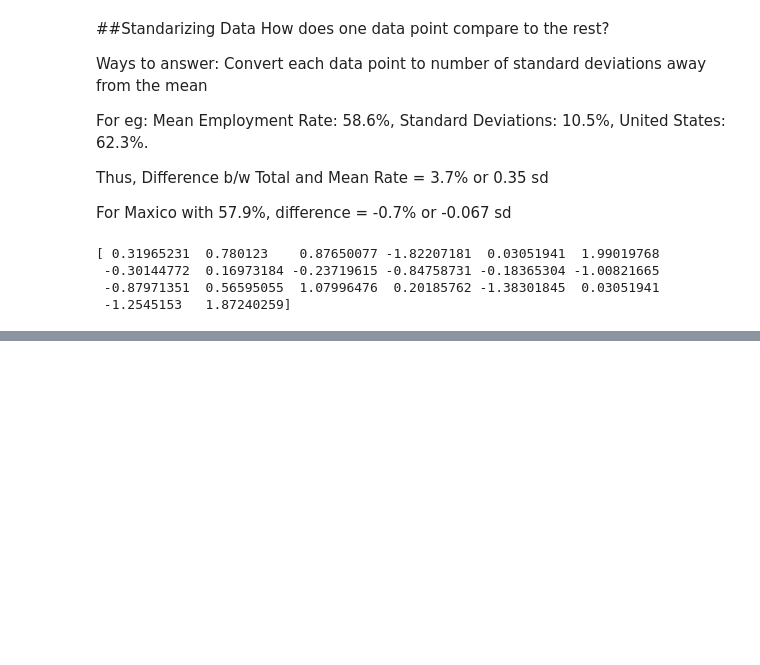
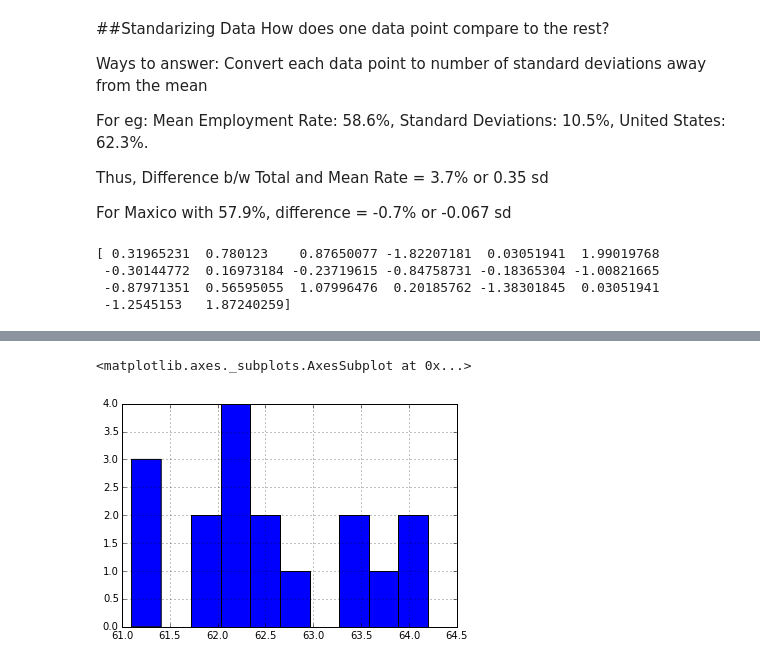
Before and after one commit to Sona58/Udacity, a Jupyter notebook: Intro to Data Analysis/Lesson2/Lesson 2.ipynb, the cells around one changed output, grey strips where cells are left out. Drawn from its saved outputs; the diff is of its cells as text; code cells hidden in the pictures; blank space fills up the shorter version.

```diff
--- a/Intro to Data Analysis/Lesson2/Lesson 2.ipynb
+++ b/Intro to Data Analysis/Lesson2/Lesson 2.ipynb
@@ -326,0 +730,13 @@ print(standardize_data(employment))
+# %%
+%matplotlib inline
+employment = pd.read_csv('employment_above_15.csv', index_col='Country')
+female_completion = pd.read_csv('female_completion_rate.csv', index_col='Country')
+male_completion = pd.read_csv('male_completion_rate.csv', index_col='Country')
+life_expectancy = pd.read_csv('life_expectancy.csv', index_col='Country')
+gdp = pd.read_csv('gdp_per_capita.csv', index_col='Country')
+# %%
+employment_us = employment.loc['United States']
+female_completion_us = female_completion.loc['United States']
+male_completion_us = male_completion.loc['United States']
+life_expectancy_us = life_expectancy.loc['United States']
+gdp_us = gdp.loc['United States']
@@ -326,0 +763,5 @@ print(standardize_data(employment))
+# %%
+employment_us.hist()
+# %% [output]
+<matplotlib.axes._subplots.AxesSubplot at 0x...>
+[figure, added]
```
Also changed, not shown: parts of 56 cells of this notebook.
